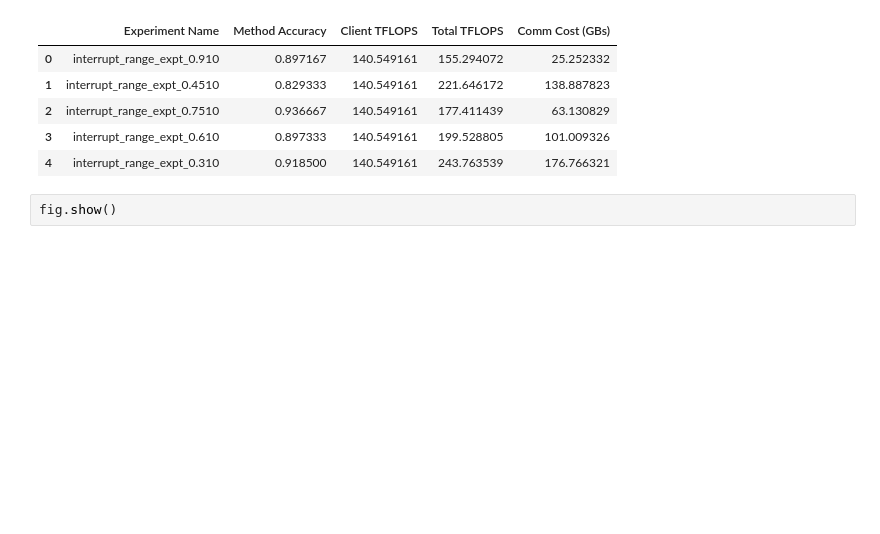
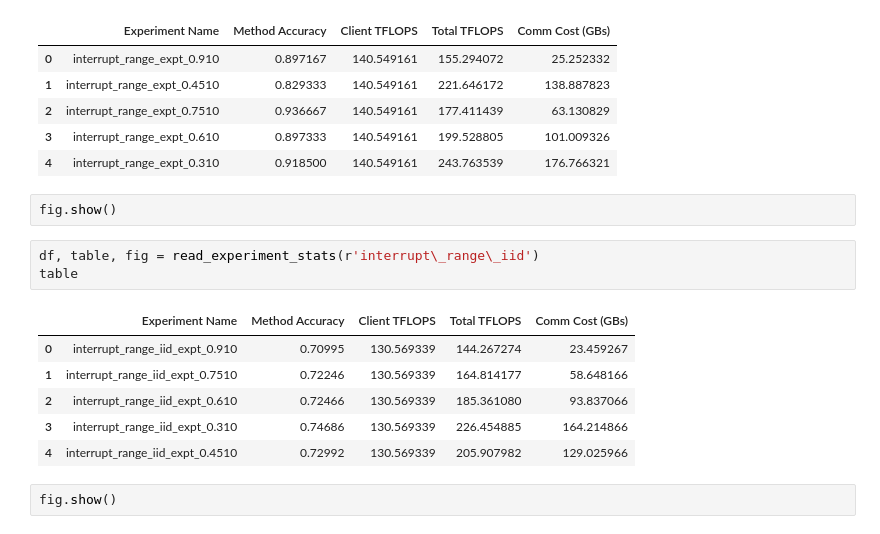
Before and after one commit to ayushchopra96/distributed-ml-research, a Jupyter notebook: split_nn_ucb/plots.ipynb, the cells around one changed output. Drawn from its saved outputs; the diff is of its cells as text; blank space fills up the shorter version.

Commit message:
added results for interrupt duration (iid)

```diff
--- a/split_nn_ucb/plots.ipynb
+++ b/split_nn_ucb/plots.ipynb
@@ -124,3 +124,15 @@ table
 | 4 | interrupt_range_expt_0.310 | 0.918500 | 140.549161 | 243.763539 | 176.766321 |
 # %%
 fig.show()
+# %%
+df, table, fig = read_experiment_stats(r'interrupt\_range\_iid')
+table
+# %% [output]
+|  | Experiment Name | Method Accuracy | Client TFLOPS | Total TFLOPS | Comm Cost (GBs) |
+| 0 | interrupt_range_iid_expt_0.910 | 0.70995 | 130.569339 | 144.267274 | 23.459267 |
+| 1 | interrupt_range_iid_expt_0.7510 | 0.72246 | 130.569339 | 164.814177 | 58.648166 |
+| 2 | interrupt_range_iid_expt_0.610 | 0.72466 | 130.569339 | 185.361080 | 93.837066 |
+| 3 | interrupt_range_iid_expt_0.310 | 0.74686 | 130.569339 | 226.454885 | 164.214866 |
+| 4 | interrupt_range_iid_expt_0.4510 | 0.72992 | 130.569339 | 205.907982 | 129.025966 |
+# %%
+fig.show()
```
Also changed, not shown: parts of 1 cell of this notebook.
